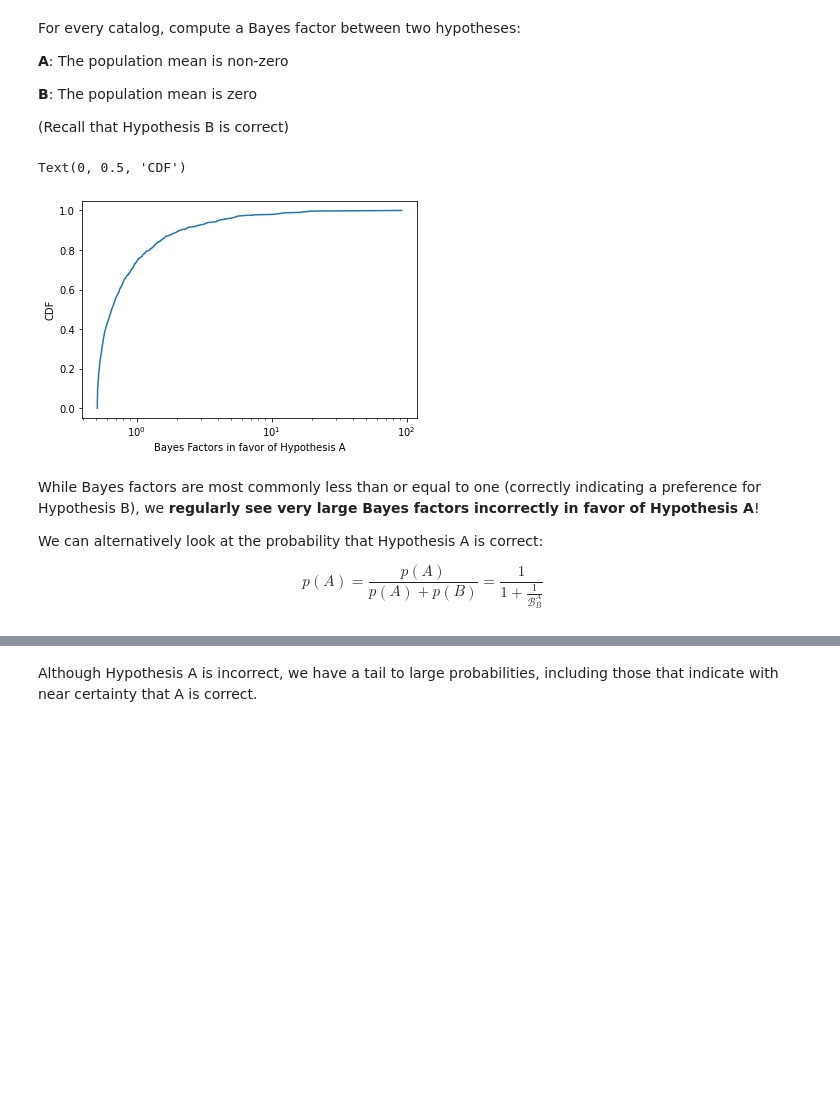
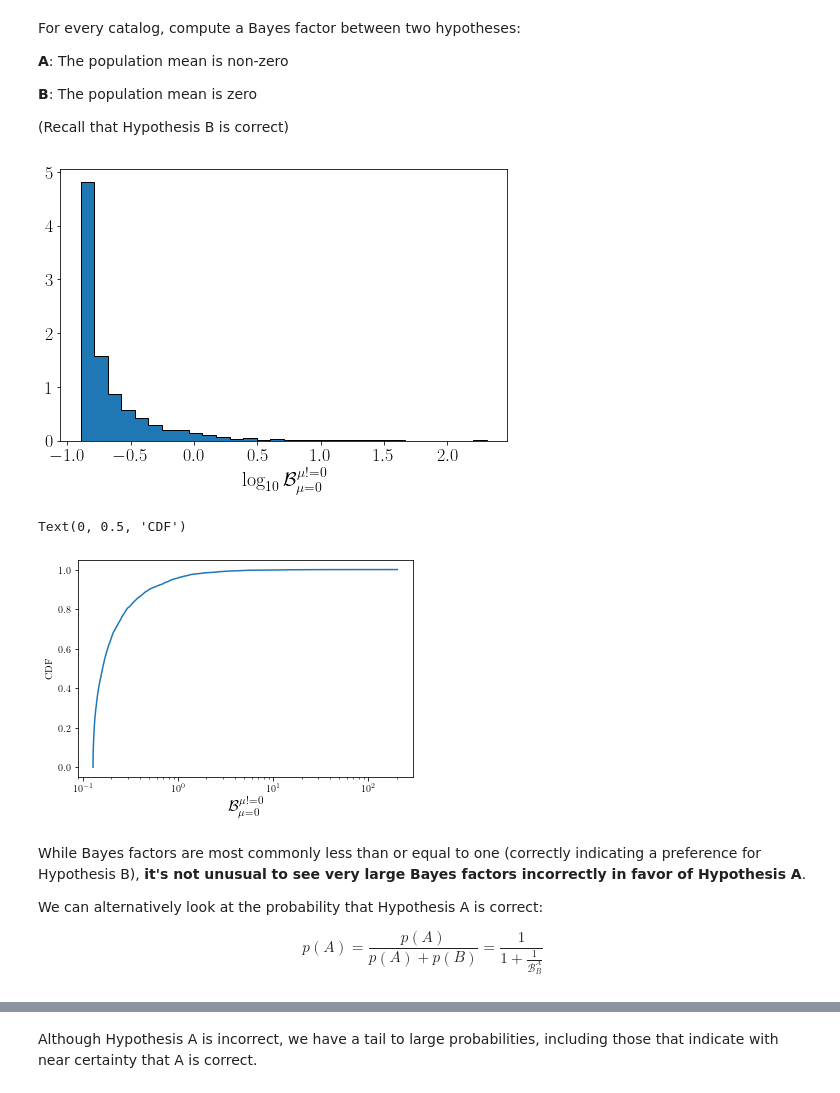
Before and after one commit to tcallister/dangerous-bayes, a Jupyter notebook: dangerous-bayes.ipynb, the cells around one changed output, grey strips where cells are left out. Cells and saved outputs as stored; diff of their text form; code cells hidden in the pictures; blank space fills up the shorter version.

Commit message:
Fixing prior typo

```diff
--- a/dangerous-bayes.ipynb
+++ b/dangerous-bayes.ipynb
@@ -88,21 +96,35 @@ bayes = np.zeros(nCatalogs)
 for i in range(nCatalogs):
 
     # For each catalog, evaluate the posterior at mu = 0
-    p_zero = np.interp(0,mu_grid,p_mu[i,:])
+    posterior_zero = np.interp(0,mu_grid,p_mu[i,:])
+    prior_zero = 1./4.
 
     # Compute the Bayes factor p(d|Hypothesis A)/p(d|Hypothesis B) via a Savage-Dickey ratio
-    bayes[i] = 1./p_zero
+    bayes[i] = prior_zero/posterior_zero
+# %%
+fig,ax = plt.subplots(figsize=(8,5))
+ax.hist(np.log10(bayes),density=True,bins=30)
+ax.hist(np.log10(bayes),density=True,bins=30,histtype='step',color='black')
+ax.set_xlabel("$\log_{10}\mathcal{B}^{\mu != 0}_{\mu=0}$",fontsize=20)
+ax.tick_params(labelsize=18)
+plt.savefig('bayes.pdf',bbox_inches='tight')
+plt.show()
+#ax.set_xscale('log')
+#ax.set_xlabel("$\mathcal{B}^{\mu != 0}_{\mu=0}$",fontsize=16)
+#ax.set_ylabel("CDF")
+# %% [output]
+[figure, added]
 # %%
 fig,ax = plt.subplots()
 ax.plot(np.sort(bayes),np.cumsum(np.ones_like(bayes))/bayes.size)
 ax.set_xscale('log')
-ax.set_xlabel("Bayes Factors in favor of Hypothesis A")
+ax.set_xlabel("$\mathcal{B}^{\mu != 0}_{\mu=0}$",fontsize=16)
 ax.set_ylabel("CDF")
 # %% [output]
 Text(0, 0.5, 'CDF')
-[figure, old version]
+[figure, new version]
 # %% [markdown]
-While Bayes factors are most commonly less than or equal to one (correctly indicating a preference for Hypothesis B), we **regularly see very large Bayes factors incorrectly in favor of Hypothesis A**!
+While Bayes factors are most commonly less than or equal to one (correctly indicating a preference for Hypothesis B), **it's not unusual to see very large Bayes factors incorrectly in favor of Hypothesis A**.
 
 We can alternatively look at the probability that Hypothesis A is correct:
 
```
Also changed, not shown: parts of 3 cells of this notebook.
